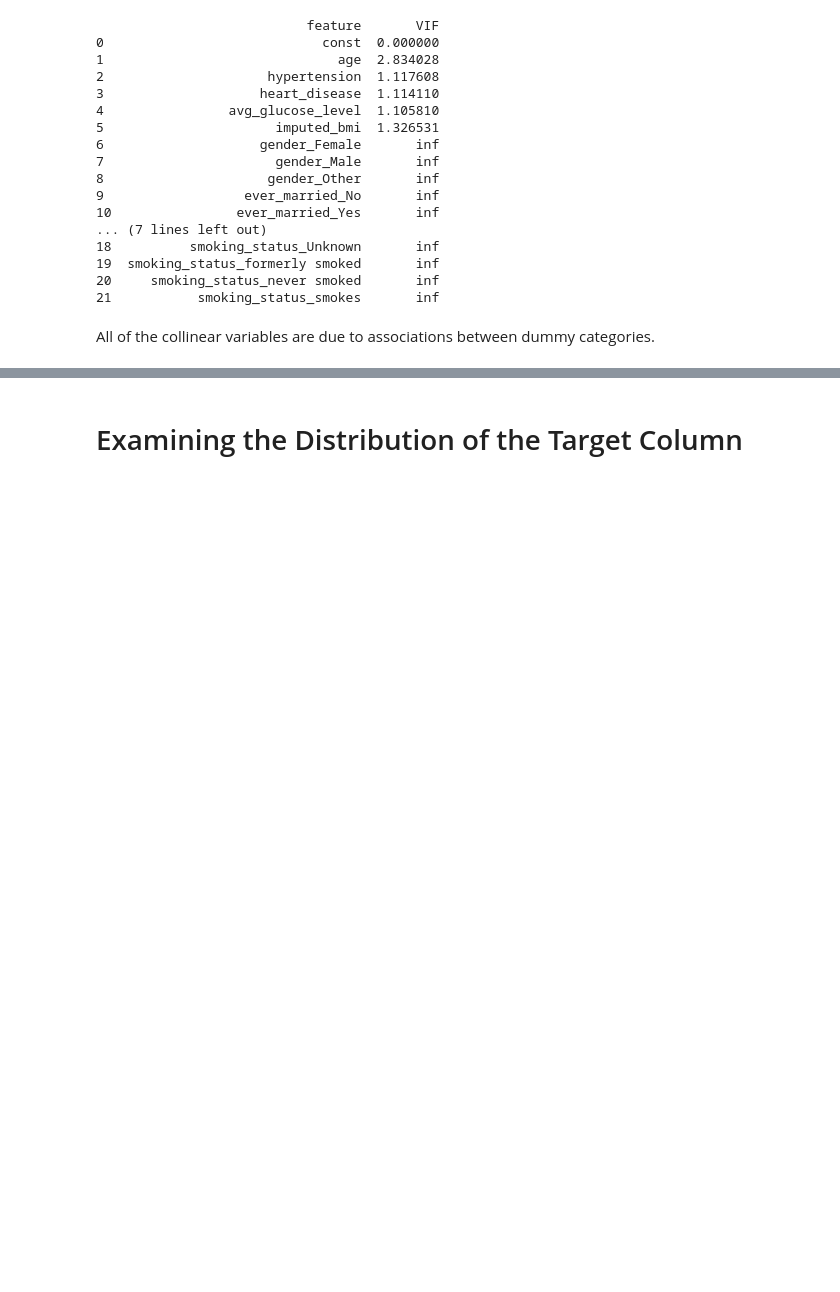
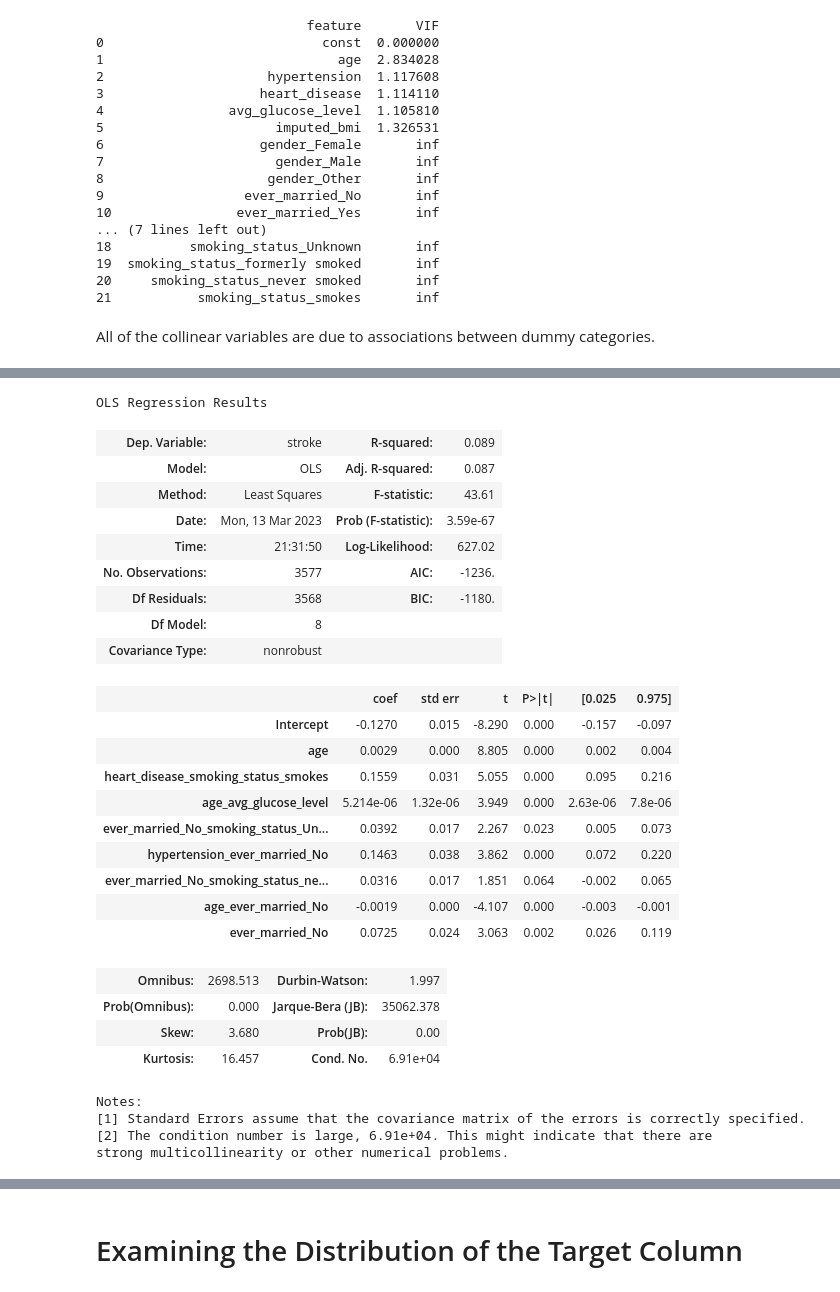
Before and after one commit to cara25/slayta_scientists, a Jupyter notebook: realcode.ipynb, the cells around one changed output, grey strips where cells are left out. Drawn from its saved outputs; the diff is of its cells as text; code cells hidden in the pictures; blank space fills up the shorter version.

```diff
--- a/realcode.ipynb
+++ b/realcode.ipynb
@@ -319,0 +455,32 @@ All of the collinear variables are due to associations between dummy categories.
+# %%
+best_forward = models_best.loc[8,'model']
+best_forward.summary()
+# %% [output]
+OLS Regression Results
+| Dep. Variable: | stroke | R-squared: | 0.089 |
+| Model: | OLS | Adj. R-squared: | 0.087 |
+| Method: | Least Squares | F-statistic: | 43.61 |
+| Date: | Mon, 13 Mar 2023 | Prob (F-statistic): | 3.59e-67 |
+| Time: | 21:31:50 | Log-Likelihood: | 627.02 |
+| No. Observations: | 3577 | AIC: | -1236. |
+| Df Residuals: | 3568 | BIC: | -1180. |
+| Df Model: | 8 |  |  |
+| Covariance Type: | nonrobust |  |  |
+|  | coef | std err | t | P>|t| | [0.025 | 0.975] |
+| Intercept | -0.1270 | 0.015 | -8.290 | 0.000 | -0.157 | -0.097 |
+| age | 0.0029 | 0.000 | 8.805 | 0.000 | 0.002 | 0.004 |
+| heart_disease_smoking_status_smokes | 0.1559 | 0.031 | 5.055 | 0.000 | 0.095 | 0.216 |
+| age_avg_glucose_level | 5.214e-06 | 1.32e-06 | 3.949 | 0.000 | 2.63e-06 | 7.8e-06 |
+| ever_married_No_smoking_status_Un... | 0.0392 | 0.017 | 2.267 | 0.023 | 0.005 | 0.073 |
+| hypertension_ever_married_No | 0.1463 | 0.038 | 3.862 | 0.000 | 0.072 | 0.220 |
+| ever_married_No_smoking_status_ne... | 0.0316 | 0.017 | 1.851 | 0.064 | -0.002 | 0.065 |
+| age_ever_married_No | -0.0019 | 0.000 | -4.107 | 0.000 | -0.003 | -0.001 |
+| ever_married_No | 0.0725 | 0.024 | 3.063 | 0.002 | 0.026 | 0.119 |
+| Omnibus: | 2698.513 | Durbin-Watson: | 1.997 |
+| Prob(Omnibus): | 0.000 | Jarque-Bera (JB): | 35062.378 |
+| Skew: | 3.680 | Prob(JB): | 0.00 |
+| Kurtosis: | 16.457 | Cond. No. | 6.91e+04 |
+Notes:
+[1] Standard Errors assume that the covariance matrix of the errors is correctly specified.
+[2] The condition number is large, 6.91e+04. This might indicate that there are
+strong multicollinearity or other numerical problems.
```
Also changed, not shown: parts of 11 cells of this notebook, 1 other file.
